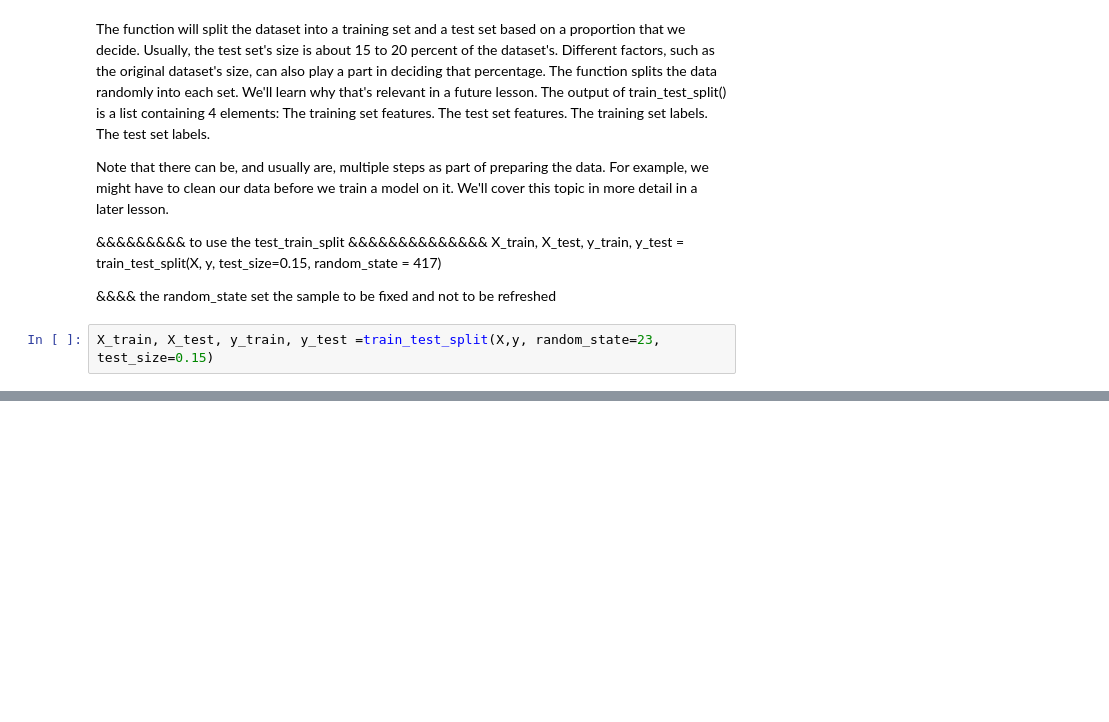
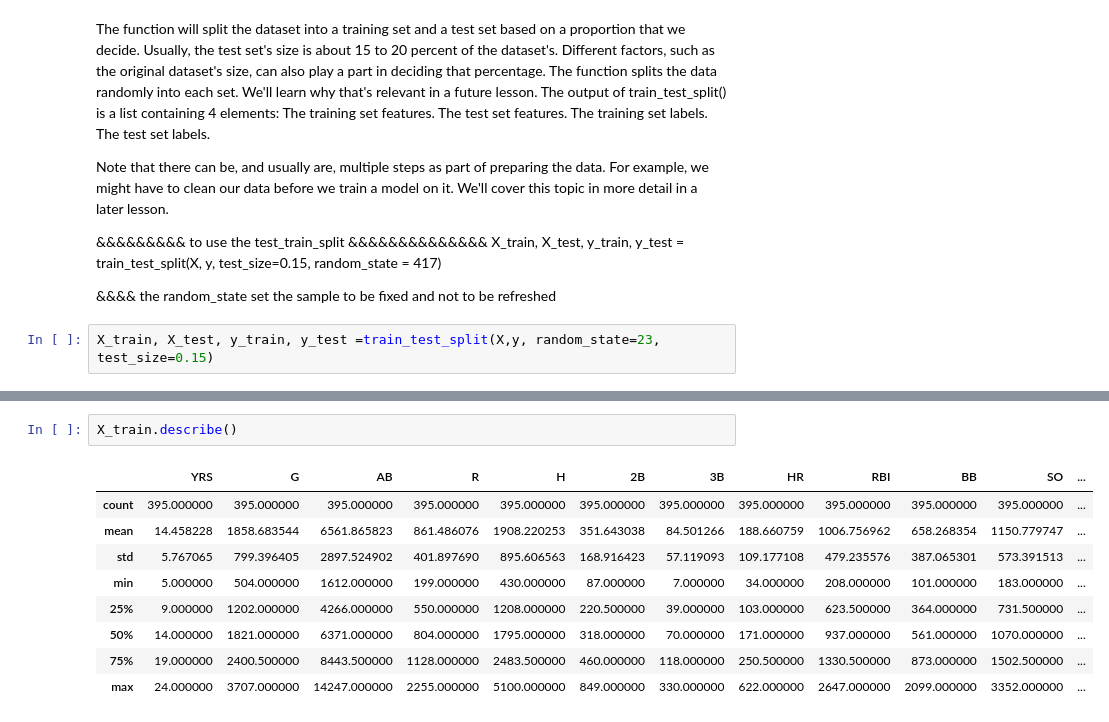
Before and after one commit to LegendSeyi/AI-tutorial-practice, a Jupyter notebook: train_test_split.ipynb, the cells around one changed output, grey strips where cells are left out. Saved outputs shown, nothing was run; the diff lists cells and outputs as text; blank space fills up the shorter version.

```diff
--- a/train_test_split.ipynb
+++ b/train_test_split.ipynb
@@ -73,0 +101,12 @@ X_train, X_test, y_train, y_test =train_test_split(X,y, random_state=23, test_si
+# %%
+X_train.describe()
+# %% [output]
+|  | YRS | G | AB | R | H | 2B | 3B | HR | RBI | BB | SO | ... |
+| count | 395.000000 | 395.000000 | 395.000000 | 395.000000 | 395.000000 | 395.000000 | 395.000000 | 395.000000 | 395.000000 | 395.000000 | 395.000000 | ... |
+| mean | 14.458228 | 1858.683544 | 6561.865823 | 861.486076 | 1908.220253 | 351.643038 | 84.501266 | 188.660759 | 1006.756962 | 658.268354 | 1150.779747 | ... |
+| std | 5.767065 | 799.396405 | 2897.524902 | 401.897690 | 895.606563 | 168.916423 | 57.119093 | 109.177108 | 479.235576 | 387.065301 | 573.391513 | ... |
+| min | 5.000000 | 504.000000 | 1612.000000 | 199.000000 | 430.000000 | 87.000000 | 7.000000 | 34.000000 | 208.000000 | 101.000000 | 183.000000 | ... |
+| 25% | 9.000000 | 1202.000000 | 4266.000000 | 550.000000 | 1208.000000 | 220.500000 | 39.000000 | 103.000000 | 623.500000 | 364.000000 | 731.500000 | ... |
+| 50% | 14.000000 | 1821.000000 | 6371.000000 | 804.000000 | 1795.000000 | 318.000000 | 70.000000 | 171.000000 | 937.000000 | 561.000000 | 1070.000000 | ... |
+| 75% | 19.000000 | 2400.500000 | 8443.500000 | 1128.000000 | 2483.500000 | 460.000000 | 118.000000 | 250.500000 | 1330.500000 | 873.000000 | 1502.500000 | ... |
+| max | 24.000000 | 3707.000000 | 14247.000000 | 2255.000000 | 5100.000000 | 849.000000 | 330.000000 | 622.000000 | 2647.000000 | 2099.000000 | 3352.000000 | ... |
```
Also changed, not shown: parts of 5 cells of this notebook.
